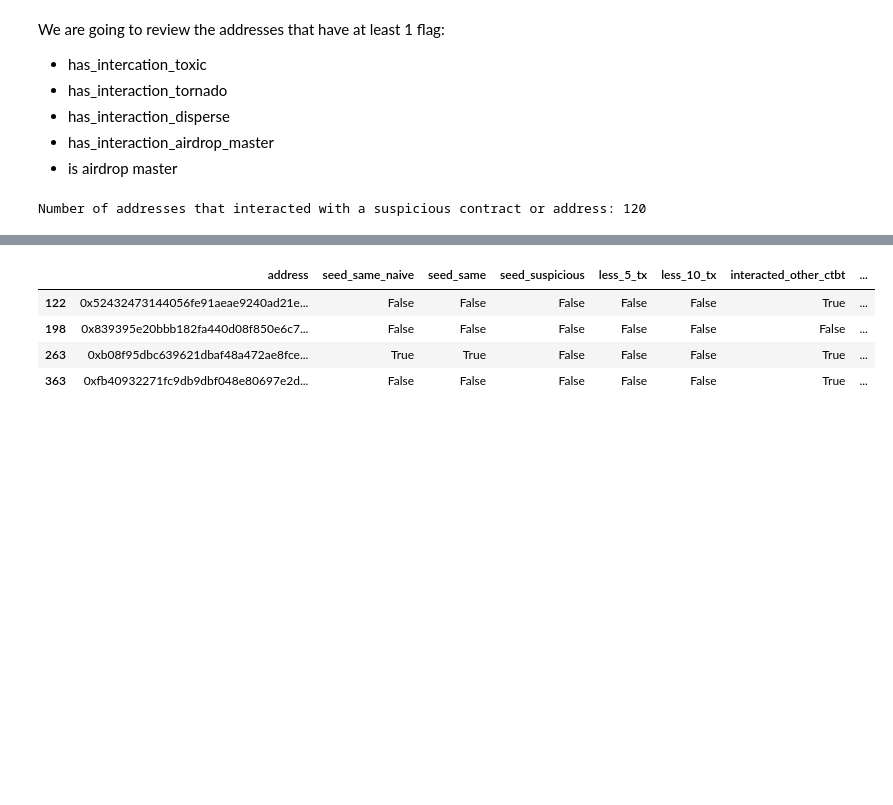
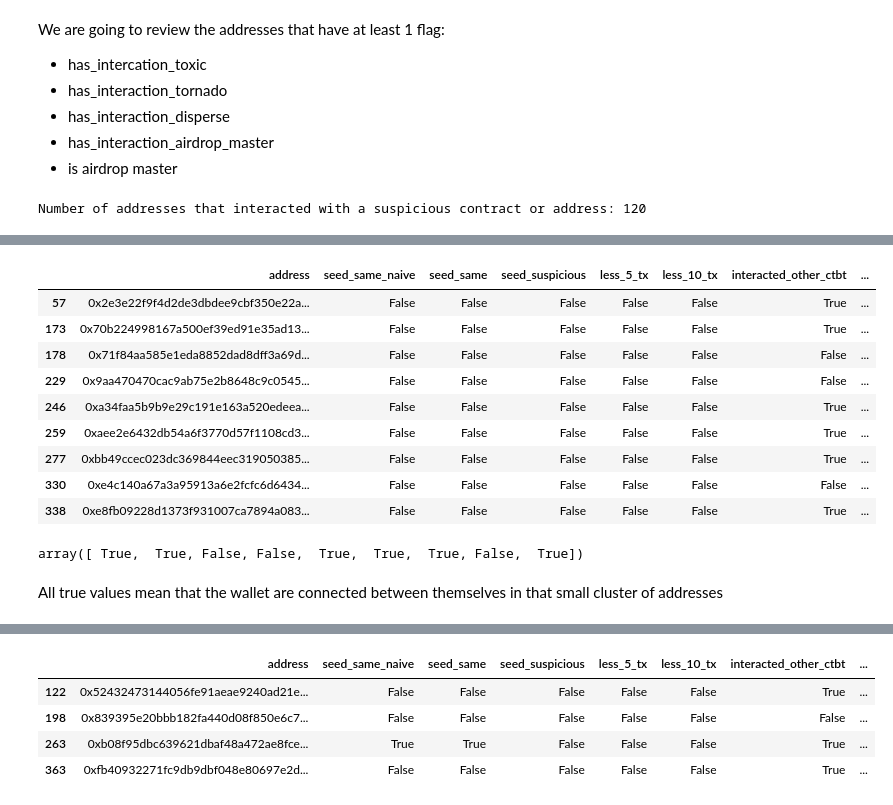
Before and after one commit to poupou-web3/beta-rounds-vote-analysis, a Jupyter notebook: jupyter/analysis-votes-web3-community.ipynb, the cells around one changed output, grey strips where cells are left out. Saved outputs shown, nothing was run; the diff lists cells and outputs as text; code cells hidden in the pictures; blank space fills up the shorter version.

```diff
--- a/jupyter/analysis-votes-web3-community.ipynb
+++ b/jupyter/analysis-votes-web3-community.ipynb
@@ -551,0 +618,13 @@ See the caveats in the documentation: https://pandas.pydata.org/pandas-docs/stab
+# %%
+df_matching_address[df_matching_address['address'].isin(same_amount.index)]
+# %% [output]
+|  | address | seed_same_naive | seed_same | seed_suspicious | less_5_tx | less_10_tx | interacted_other_ctbt | ... |
+| 57 | 0x2e3e22f9f4d2de3dbdee9cbf350e22a... | False | False | False | False | False | True | ... |
+| 173 | 0x70b224998167a500ef39ed91e35ad13... | False | False | False | False | False | True | ... |
+| 178 | 0x71f84aa585e1eda8852dad8dff3a69d... | False | False | False | False | False | False | ... |
+| 229 | 0x9aa470470cac9ab75e2b8648c9c0545... | False | False | False | False | False | False | ... |
+| 246 | 0xa34faa5b9b9e29c191e163a520edeea... | False | False | False | False | False | True | ... |
+| 259 | 0xaee2e6432db54a6f3770d57f1108cd3... | False | False | False | False | False | True | ... |
+| 277 | 0xbb49ccec023dc369844eec319050385... | False | False | False | False | False | True | ... |
+| 330 | 0xe4c140a67a3a95913a6e2fcfc6d6434... | False | False | False | False | False | False | ... |
+| 338 | 0xe8fb09228d1373f931007ca7894a083... | False | False | False | False | False | True | ... |
@@ -551,0 +634,6 @@ See the caveats in the documentation: https://pandas.pydata.org/pandas-docs/stab
+# %%
+same_amount.reset_index()['voter'].apply(lambda x : txa_same_amount.has_interacted_with_other_contributor(x)).values
+# %% [output]
+array([ True,  True, False, False,  True,  True,  True, False,  True])
+# %% [markdown]
+All true values mean that the wallet are connected between themselves in that small cluster of addresses
```
Also changed, not shown: parts of 18 cells of this notebook.
